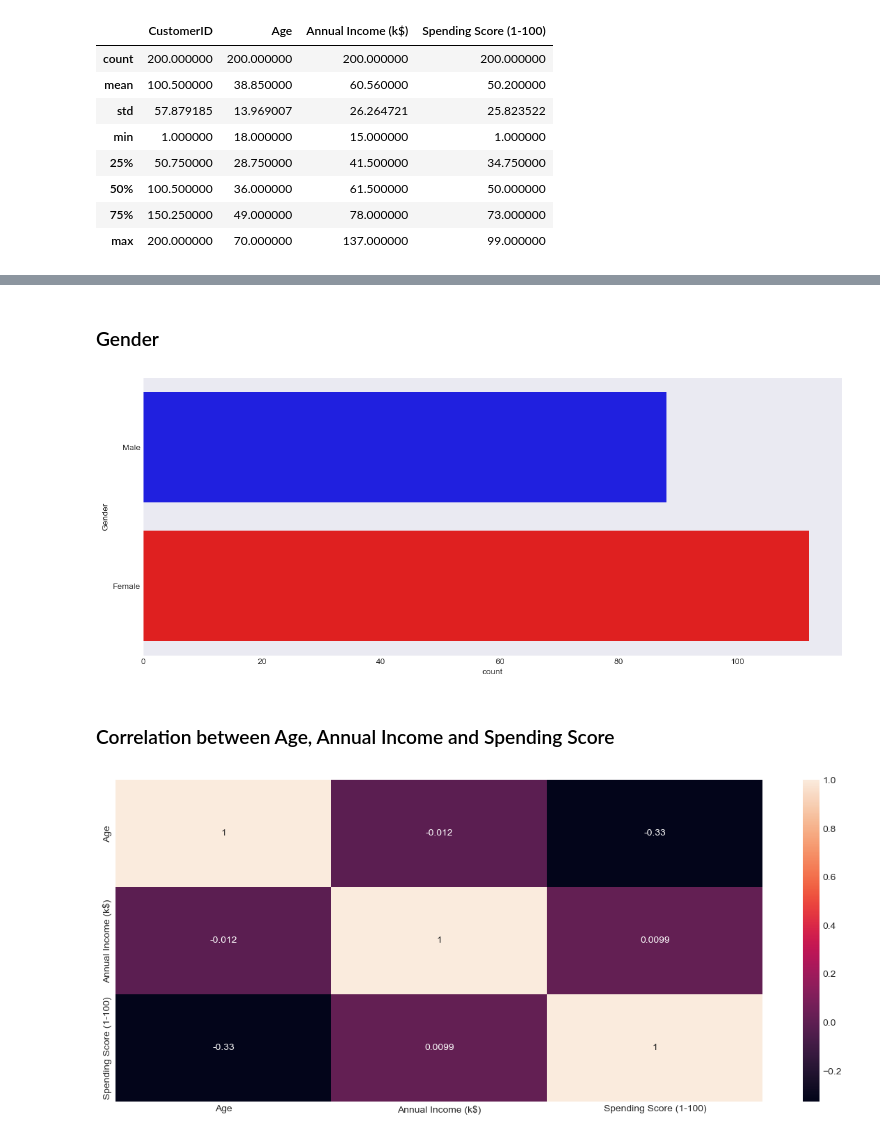
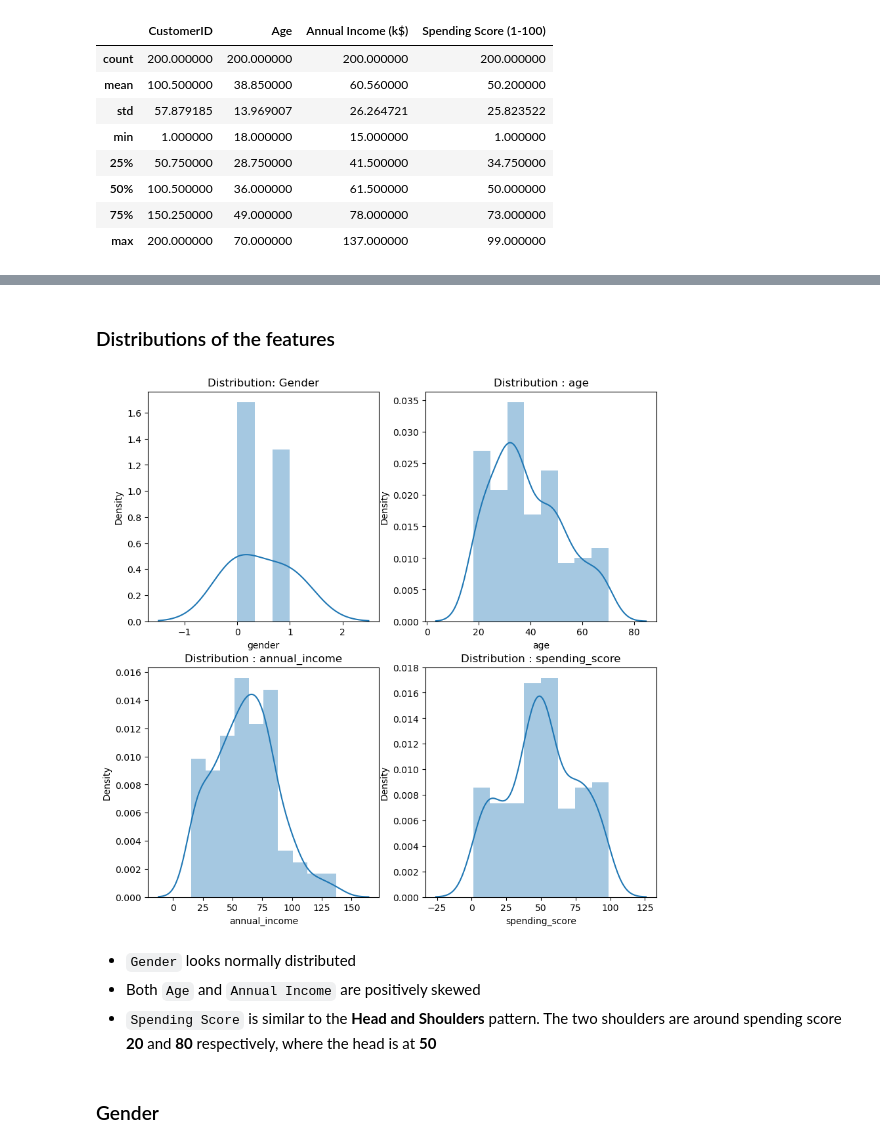
Before and after one commit to ibrhr/Customer-Segmentation-using-K-Means, a Jupyter notebook: Customer Segmentation using K-Means.ipynb, the cells around one changed output, grey strips where cells are left out. Drawn from its saved outputs; the diff is of its cells as text; code cells hidden in the pictures.

```diff
--- a/Customer Segmentation using K-Means.ipynb
+++ b/Customer Segmentation using K-Means.ipynb
@@ -66,2 +107,0 @@ dtype: int64
-# %%
-plt.style.use('seaborn-v0_8-dark')
@@ -81,0 +118,8 @@ plt.show()
+# %%
+le = LabelEncoder()
+df2 = df.copy()
+
+df2['Gender'] = le.fit_transform(df2['Gender'])
+
+print('Label Encoding: ')
+print(df2['Gender'].unique(),' = ',le.inverse_transform(df2['Gender'].unique()))
@@ -81,0 +135,3 @@ plt.show()
+# %%
+df2.drop(columns=['CustomerID'], inplace=True)
+df2.rename(columns={'Annual Income (k$)':'annual_income', 'Spending Score (1-100)':'spending_score', 'Age':'age', 'Gender':'gender'}, inplace=True)
@@ -82,18 +147,23 @@ plt.show()
+# %% [markdown]
+### Distributions of the features
+# %%
+plt.subplots(nrows=2, ncols=2, figsize=(10, 10))
+
+plt.subplot(2, 2, 1)
+sns.distplot(df2['gender'], kde_kws={'bw': 1})
+plt.title('Distribution: Gender')
+
+for i, name in enumerate(['age', 'annual_income', 'spending_score']):
+    plt.subplot(2, 2, i+2)
+    sns.distplot(df2[name])
+    title = 'Distribution : ' + name
+    plt.title(title)
+plt.show()
+# %% [output]
+[figure, added]
+# %% [markdown]
+* `Gender` looks normally distributed
+* Both `Age` and `Annual Income` are positively skewed
+* `Spending Score` is similar to the **Head and Shoulders** pattern. The two shoulders are around spending score **20** and **80** respectively, where the head is at **50**
 # %% [markdown]
 ### Gender
-# %%
-plt.figure(1, figsize=(15, 6))
-sns.countplot(y='Gender', palette=['b', 'r'], data=df)
-plt.show()
-# %% [output]
-[figure, removed]
-# %% [markdown]
-### Correlation between Age, Annual Income and Spending Score
-# %%
-# Plot the Correlation between Age, Annual Income and Spending Score
-plt.figure(1 , figsize = (15 , 6))
-sns.heatmap(df[['Age', 'Annual Income (k$)', 'Spending Score (1-100)']
-               ].corr(), annot=True,)
-plt.show()
-# %% [output]
-[figure, removed]
```
Also changed, not shown: parts of 110 cells of this notebook.
